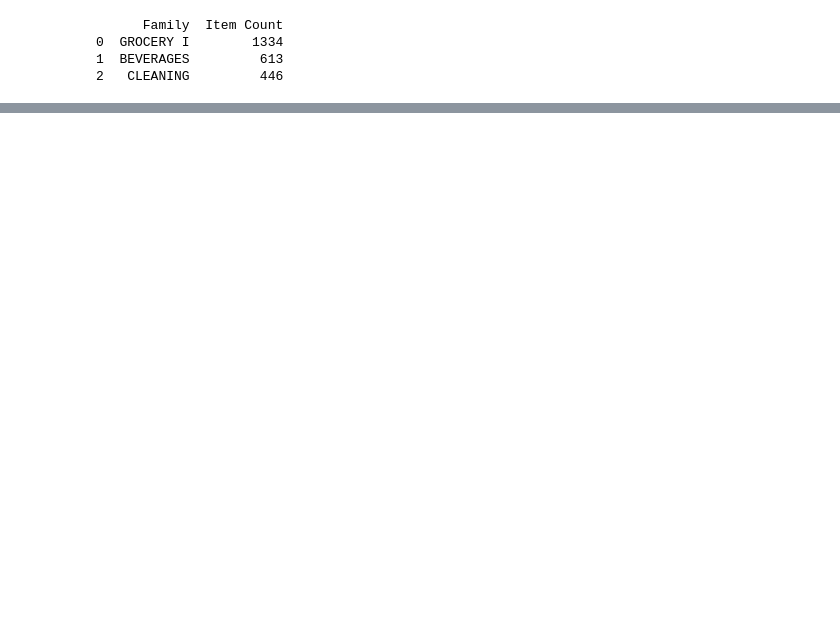
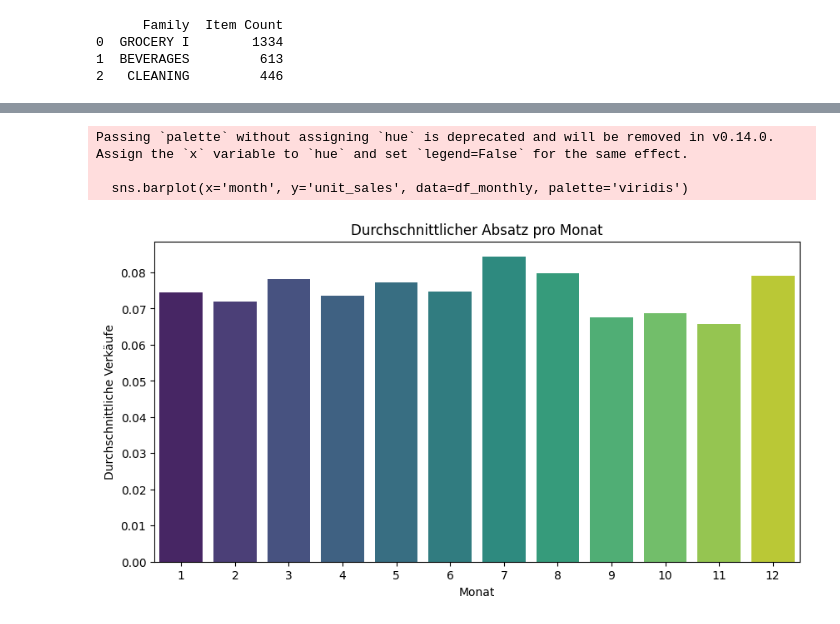
Before and after one commit to Sinem-B62/retail_demand_analysis, a Jupyter notebook: data_prep_ipynbipynb.ipynb, the cells around one changed output, grey strips where cells are left out. Saved outputs shown, nothing was run; the diff lists cells and outputs as text; code cells hidden in the pictures; blank space fills up the shorter version.

```diff
--- a/data_prep_ipynbipynb.ipynb
+++ b/data_prep_ipynbipynb.ipynb
@@ -133,0 +319,12 @@ df_train
+# %%
+#Datum zerlegen (zeitbezogene Features erzeugen)
+df_train['date'] = pd.to_datetime(df_train['date'])
+
+
+df_train['year'] = df_train['date'].dt.year
+df_train['month'] = df_train['date'].dt.month
+df_train['day'] = df_train['date'].dt.day
+df_train['day_of_week'] = df_train['date'].dt.dayofweek # Monday=0 … Sunday=6
+
+
+df_train.head()
@@ -133,0 +409,19 @@ df_train
+# %%
+import matplotlib.pyplot as plt
+import seaborn as sns
+
+# Monatsdurchschnitt berechnen
+df_monthly = df_train.groupby('month')['unit_sales'].mean().reset_index()
+
+# Plot
+plt.figure(figsize=(10,5))
+sns.barplot(x='month', y='unit_sales', data=df_monthly, palette='viridis')
+plt.title('Durchschnittlicher Absatz pro Monat')
+plt.xlabel('Monat')
+plt.ylabel('Durchschnittliche Verkäufe')
+plt.show()
+# %% [output]
+Passing `palette` without assigning `hue` is deprecated and will be removed in v0.14.0. Assign the `x` variable to `hue` and set `legend=False` for the same effect.
+
+  sns.barplot(x='month', y='unit_sales', data=df_monthly, palette='viridis')
+[figure, added]
```
Also changed, not shown: parts of 54 cells of this notebook.
